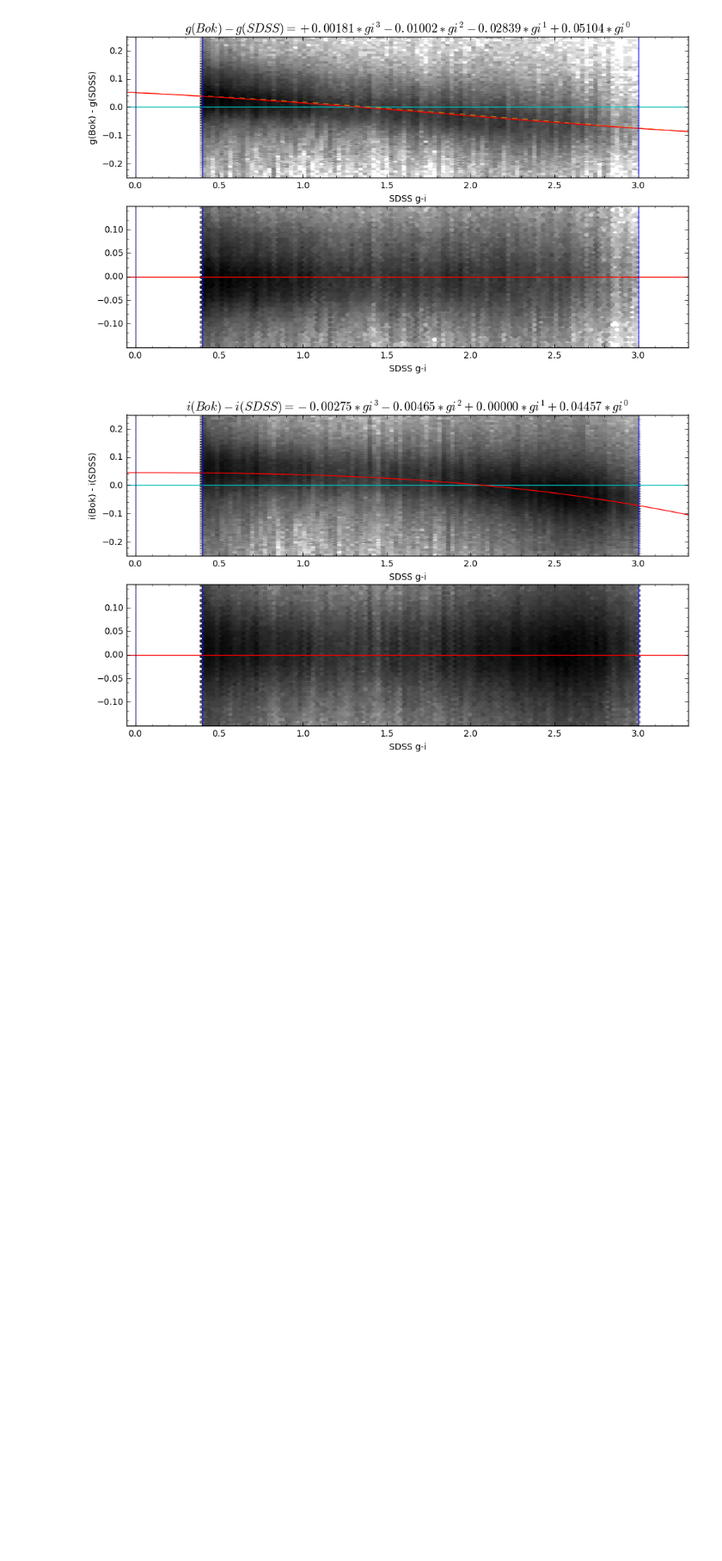
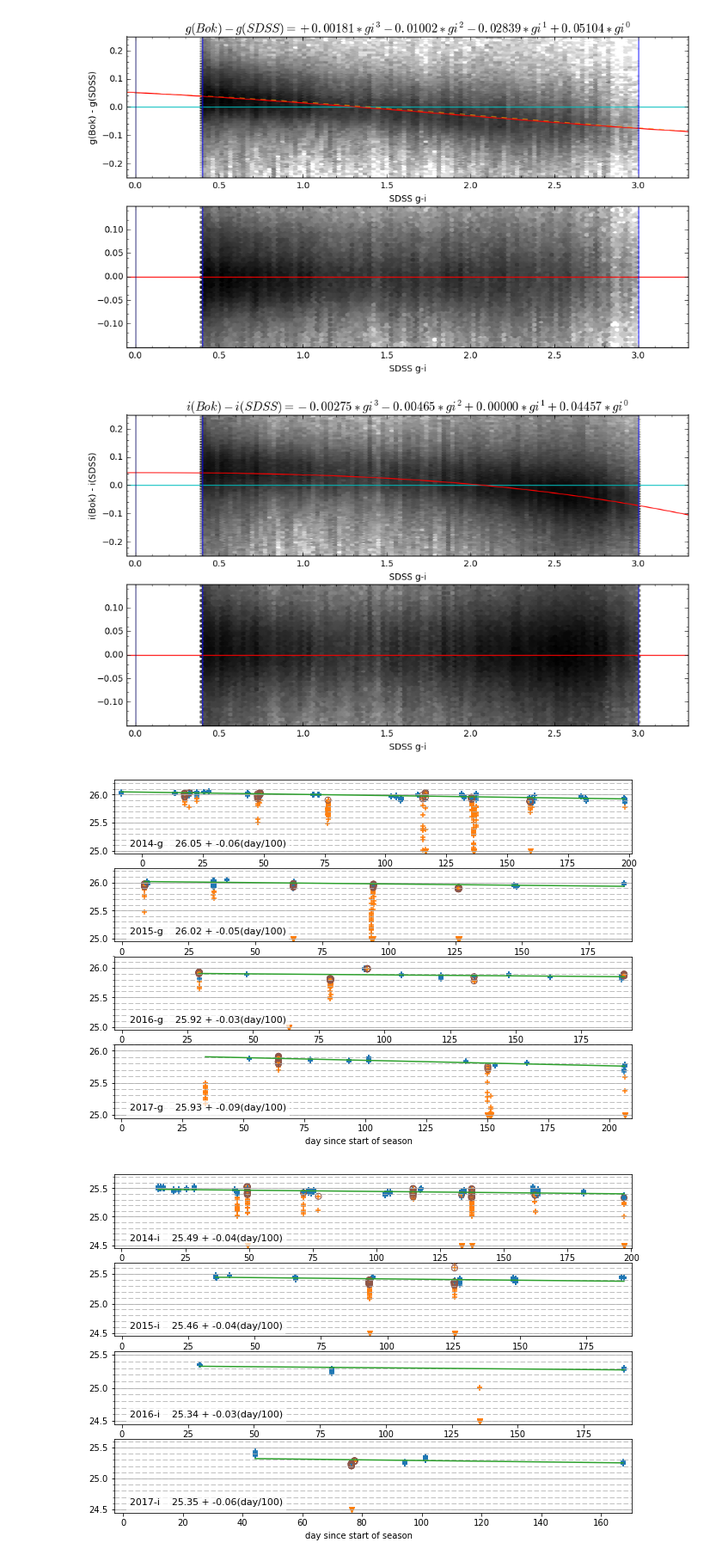
Before and after one commit to imcgreer/idmrm, a Jupyter notebook: notebooks/BokColorTerms.ipynb, the cells around one changed output. Shown at 86% size. Drawn from its saved outputs; the diff is of its cells as text; code cells hidden in the pictures; blank space fills up the shorter version.

```diff
--- a/notebooks/BokColorTerms.ipynb
+++ b/notebooks/BokColorTerms.ipynb
@@ -22,3 +23,11 @@ Check the NumPy 1.11 release notes for more information.
 bokrmphot.calc_color_terms(sdssRefPhot,'i',doplots=True,savefit=True)
 # %% [output]
 [figure]
+# %%
+zpTab = Table.read('../bok/bokrm_zeropoints.fits')
+obsDb = Table.read('../bok/config/sdssrm-bok.fits.gz')
+# %%
+_ = bokrmgnostic.add_photometric_flag(zpTab,obsDb,doplot=True)
+# %% [output]
+[figure, added]
+[figure, added]
```
Also changed, not shown: parts of 1 cell of this notebook, 1 other file.
